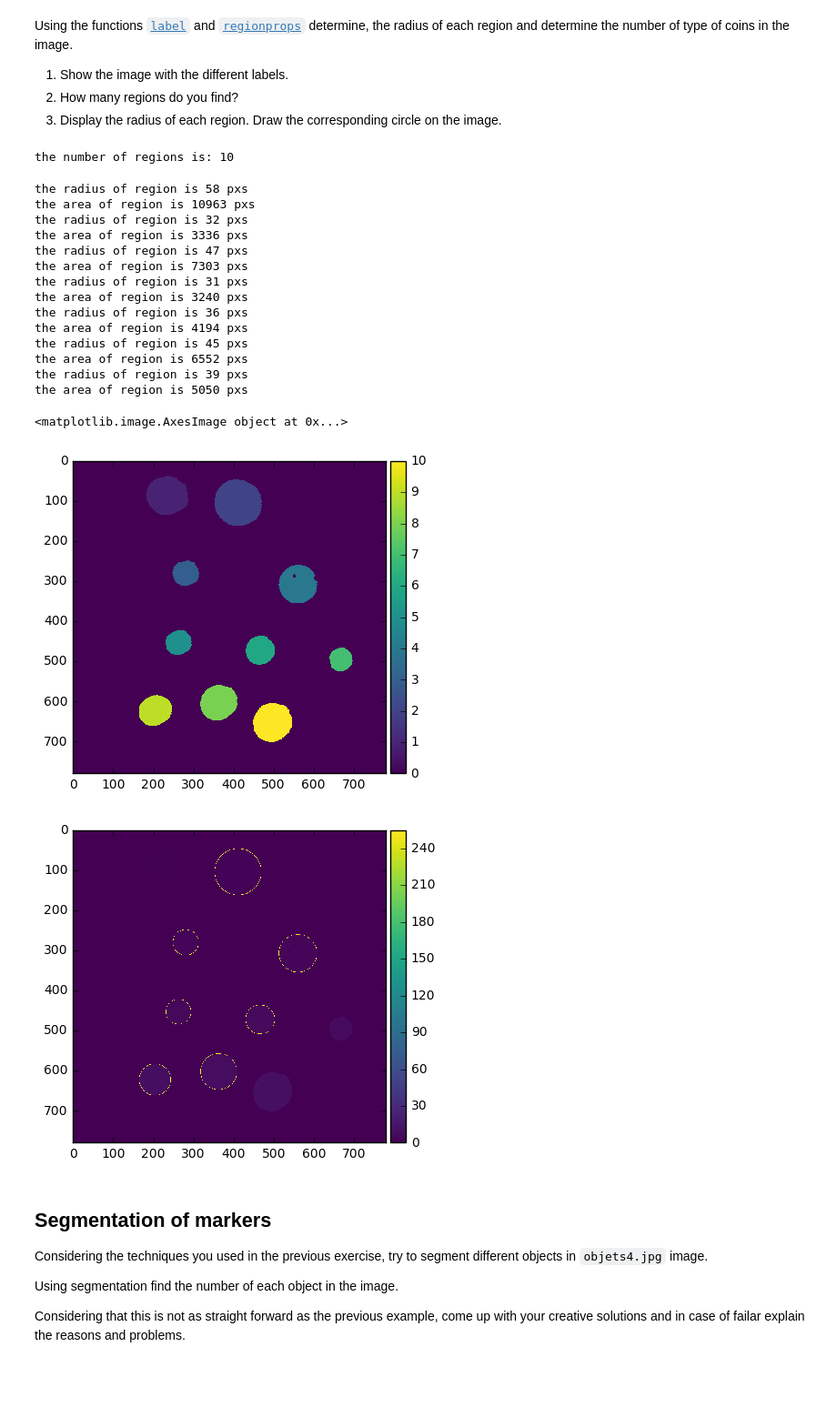
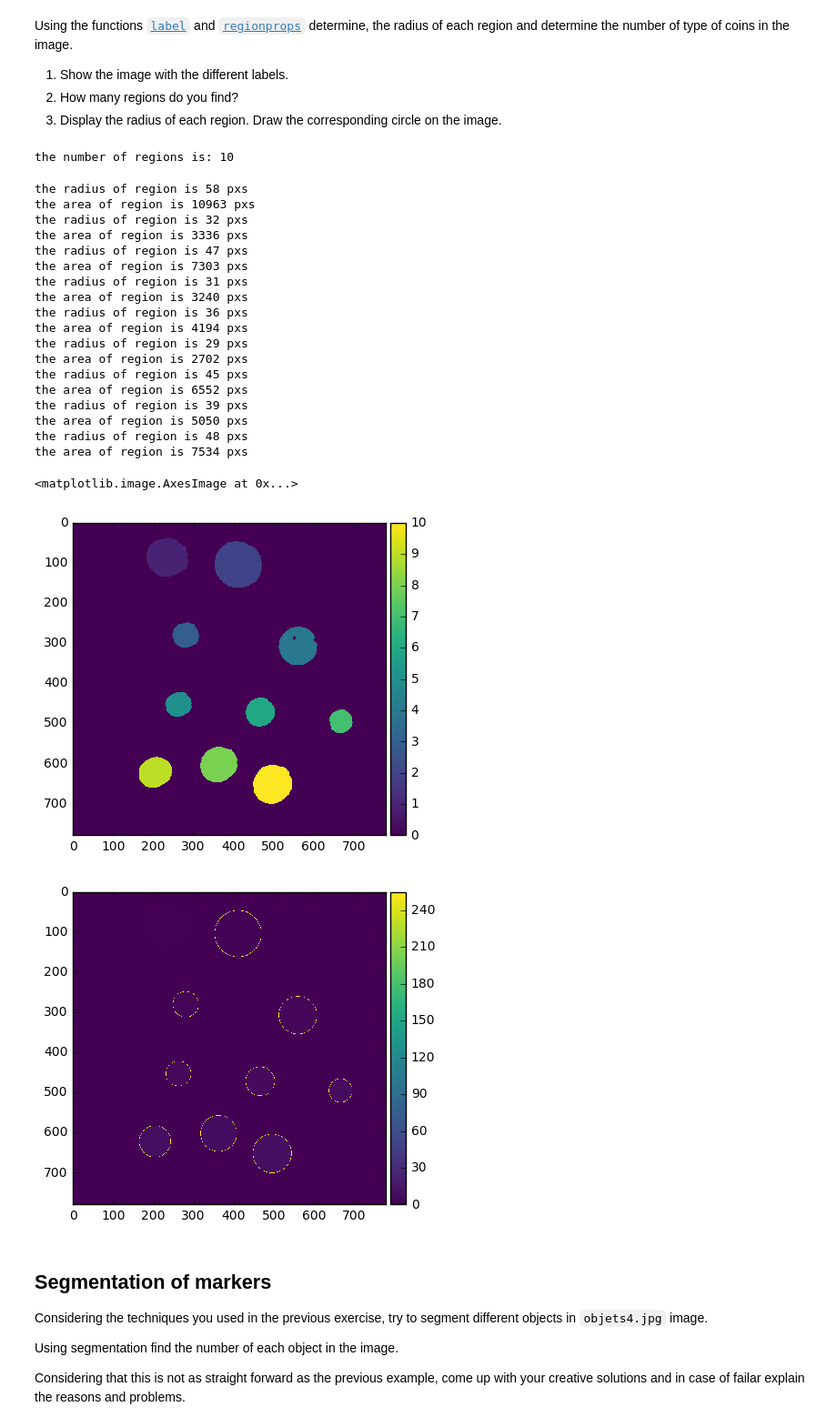
Before and after one commit to nayeem78/B31XB-IIP-TP-1617, a Jupyter notebook: 5-segmentation/segmentation.ipynb, the cells around one changed output. Shown at 91% size. Drawn from its saved outputs; the diff is of its cells as text; code cells hidden in the pictures; blank space fills up the shorter version.

```diff
--- a/5-segmentation/segmentation.ipynb
+++ b/5-segmentation/segmentation.ipynb
@@ -103,41 +103,45 @@ label_img, num = label(binary_close_e,return_num=True)
 print("the number of regions is: %d"%num )
 plt.figure()
 imshow(label_img)
 props = regionprops(label_img)
 
-for idx in range(num-1):
-    if idx == 0:
+for i in range(num):
+    if i == 0:
         continue
-    radius = (props[idx].equivalent_diameter)/2.
-    if radius > 30:
-        area = props[idx].convex_area
+    radius = (props[i].equivalent_diameter)/2.
+    if radius > 5:
+        area = props[i].convex_area
         print("the radius of region is %d pxs " %radius)
         print("the area of region is %d pxs" %area)
-        circle_centroid = props[idx].centroid
+        circle_centroid = props[i].centroid
         circle_coord = draw.circle_perimeter(int(circle_centroid[0]),int(circle_centroid[1]),int(radius))
         label_img[circle_coord[0],circle_coord[1]] = 255
 
 plt.figure()
 imshow(label_img)
 # %% [output]
 the number of regions is: 10
 the radius of region is 58 pxs
 the area of region is 10963 pxs
 the radius of region is 32 pxs
 the area of region is 3336 pxs
 the radius of region is 47 pxs
 the area of region is 7303 pxs
 the radius of region is 31 pxs
 the area of region is 3240 pxs
 the radius of region is 36 pxs
 the area of region is 4194 pxs
+the radius of region is 29 pxs
+the area of region is 2702 pxs
 the radius of region is 45 pxs
 the area of region is 6552 pxs
 the radius of region is 39 pxs
 the area of region is 5050 pxs
+the radius of region is 48 pxs
+the area of region is 7534 pxs
-<matplotlib.image.AxesImage object at 0x...>
+<matplotlib.image.AxesImage at 0x...>
 [figure]
-[figure, old version]
+[figure, new version]
 # %% [markdown]
 ## Segmentation of markers
 
```
Also changed, not shown: parts of 3 cells of this notebook, 4 other files.
